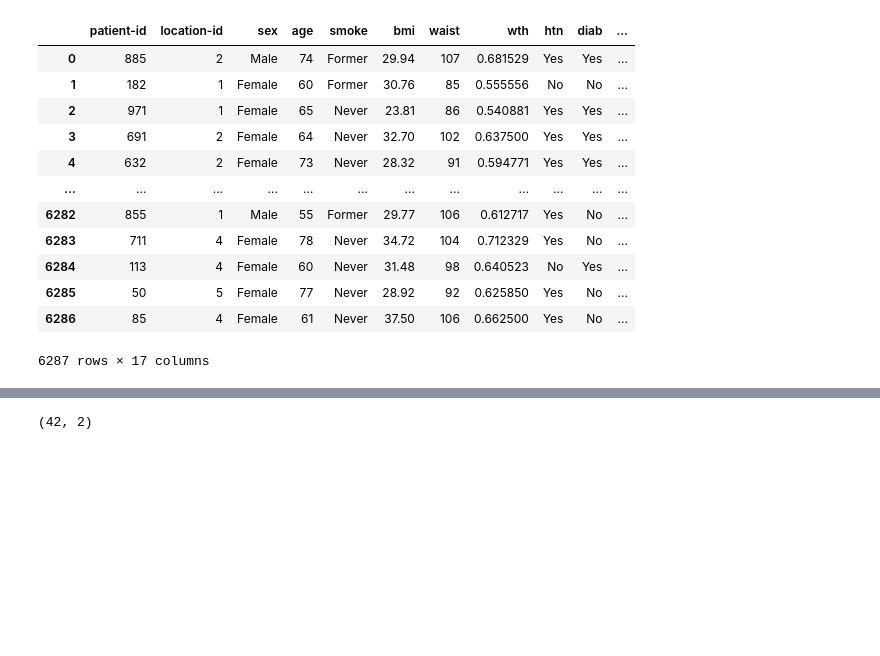
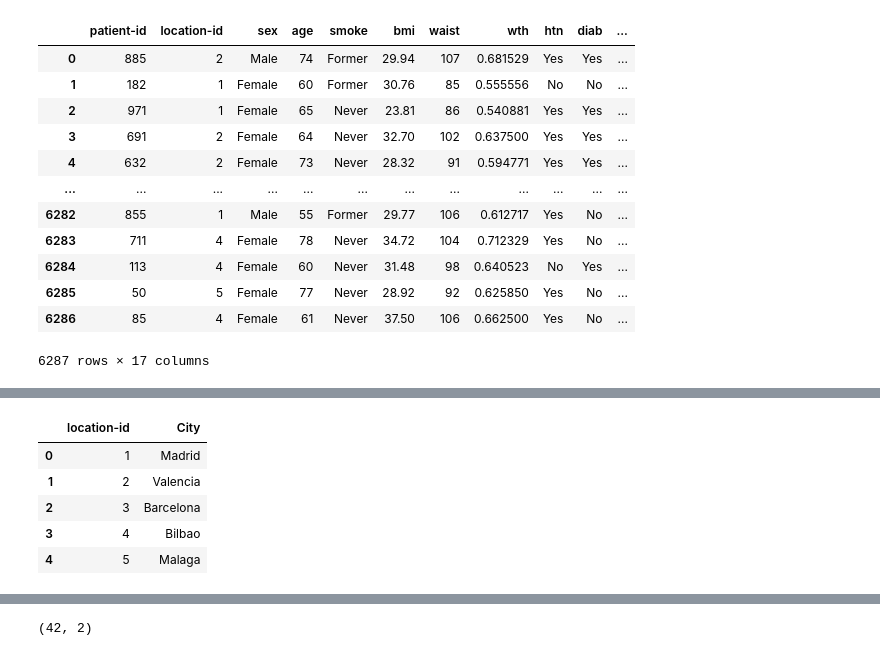
Before and after one commit to victoris93/data_class, a Jupyter notebook: exercises/tabular_join/tabular_join_solution.ipynb, the cells around one changed output, grey strips where cells are left out. Cells and saved outputs as stored; diff of their text form; code cells hidden in the pictures; blank space fills up the shorter version.

```diff
--- a/exercises/tabular_join/tabular_join_solution.ipynb
+++ b/exercises/tabular_join/tabular_join_solution.ipynb
@@ -94,0 +101,11 @@ df_with_info
+# %%
+locations = pd.DataFrame.from_dict({'location-id': [1, 2, 3, 4, 5],
+                                    'City': ['Madrid', 'Valencia', 'Barcelona', 'Bilbao','Malaga']})
+locations
+# %% [output]
+|  | location-id | City |
+| 0 | 1 | Madrid |
+| 1 | 2 | Valencia |
+| 2 | 3 | Barcelona |
+| 3 | 4 | Bilbao |
+| 4 | 5 | Malaga |
```
Also changed, not shown: parts of 6 cells of this notebook, 2 other files.
